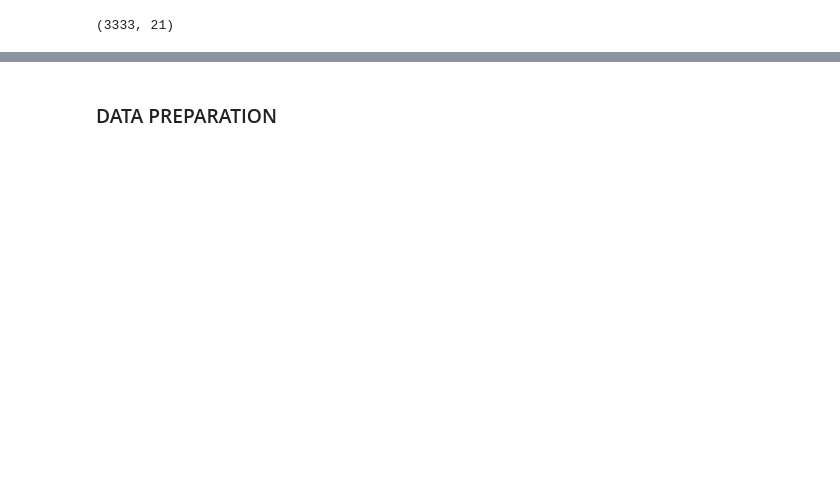
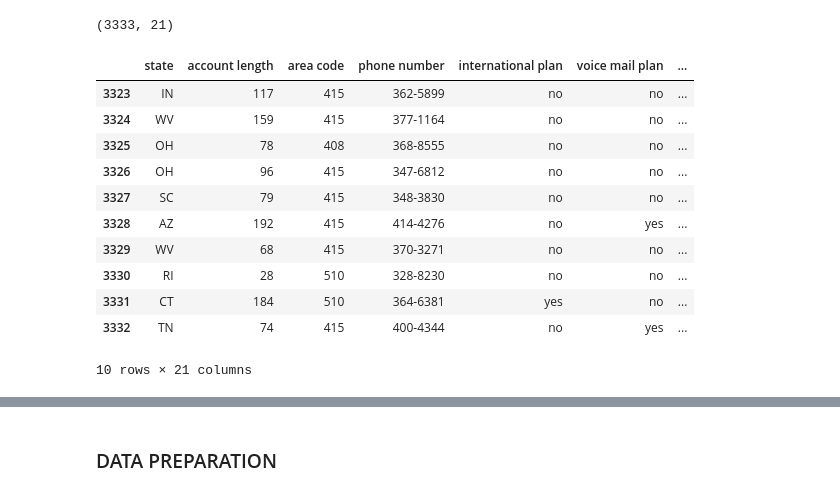
Before and after one commit to marionmacharia/Marion-Phase-3-Project, a Jupyter notebook: index.ipynb, the cells around one changed output, grey strips where cells are left out. Cells and saved outputs as stored; diff of their text form; code cells hidden in the pictures; blank space fills up the shorter version.

```diff
--- a/index.ipynb
+++ b/index.ipynb
@@ -35,3 +56,19 @@ df.head()
 df.shape
 # %% [output]
 (3333, 21)
+# %%
+# Display the last 10 rows of the dataset
+df.tail(10)
+# %% [output]
+|  | state | account length | area code | phone number | international plan | voice mail plan | ... |
+| 3323 | IN | 117 | 415 | 362-5899 | no | no | ... |
+| 3324 | WV | 159 | 415 | 377-1164 | no | no | ... |
+| 3325 | OH | 78 | 408 | 368-8555 | no | no | ... |
+| 3326 | OH | 96 | 415 | 347-6812 | no | no | ... |
+| 3327 | SC | 79 | 415 | 348-3830 | no | no | ... |
+| 3328 | AZ | 192 | 415 | 414-4276 | no | yes | ... |
+| 3329 | WV | 68 | 415 | 370-3271 | no | no | ... |
+| 3330 | RI | 28 | 510 | 328-8230 | no | no | ... |
+| 3331 | CT | 184 | 510 | 364-6381 | yes | no | ... |
+| 3332 | TN | 74 | 415 | 400-4344 | no | yes | ... |
+10 rows × 21 columns
```
Also changed, not shown: parts of 37 cells of this notebook.
